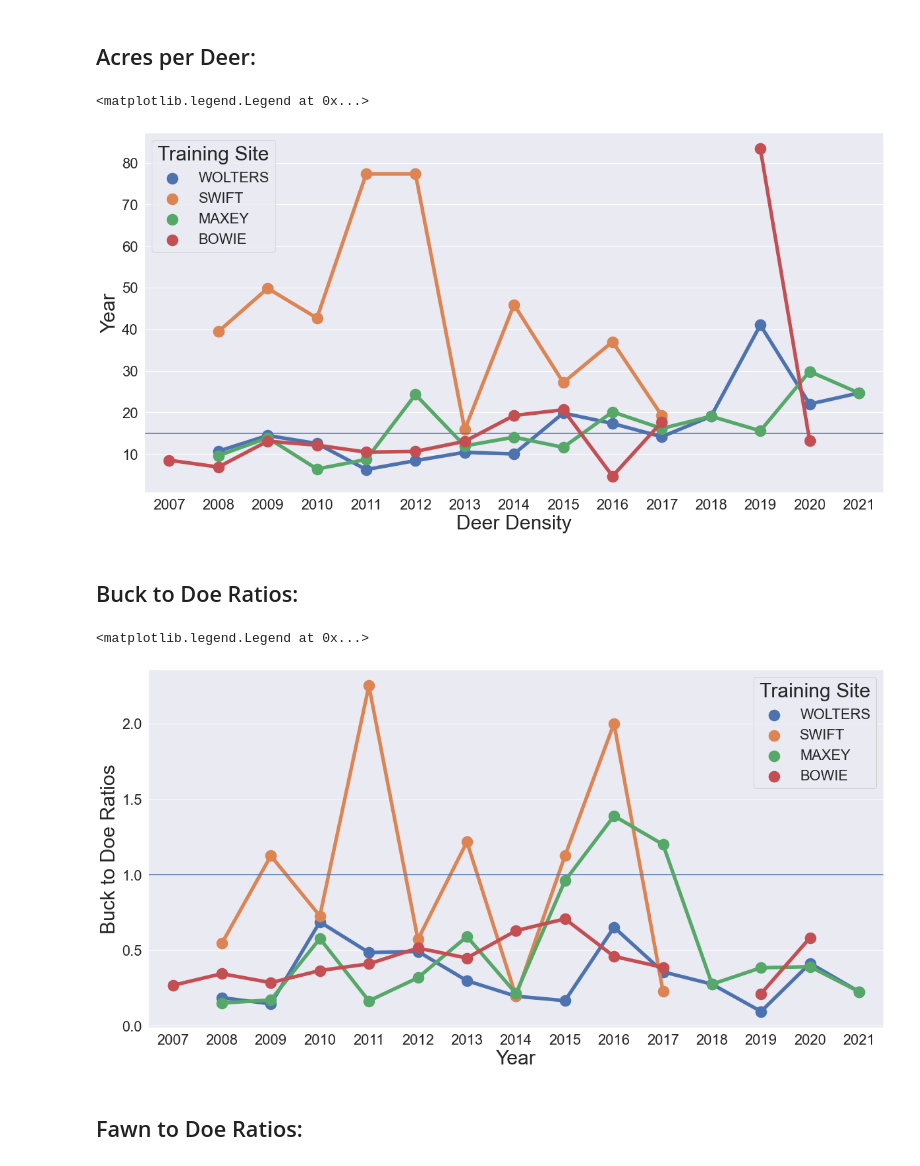
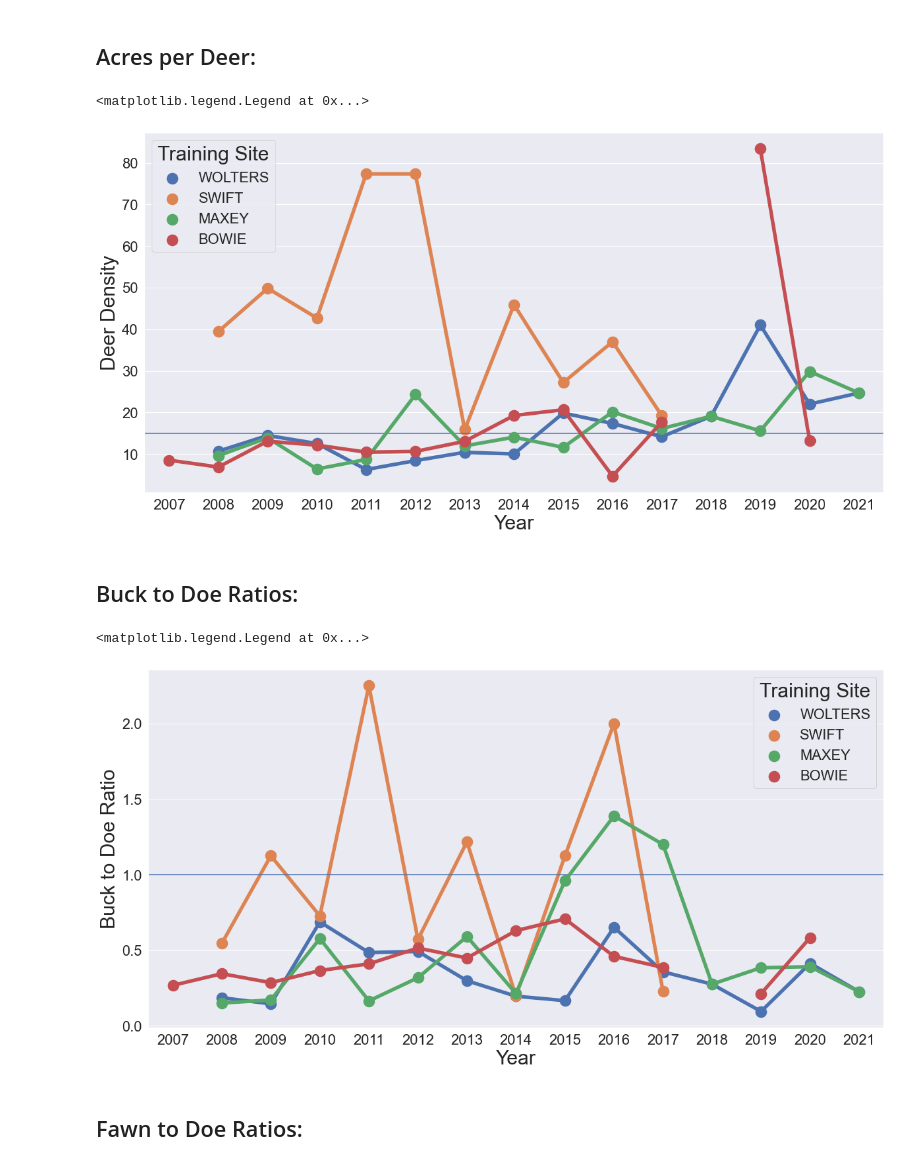
Before and after one commit to sont5413/Data_Viz_Deer_Survey_Data, a Jupyter notebook: TMD Deer Demographics.ipynb, the cells around one changed output. Saved outputs shown, nothing was run; the diff lists cells and outputs as text; code cells hidden in the pictures.

```diff
--- a/TMD Deer Demographics.ipynb
+++ b/TMD Deer Demographics.ipynb
@@ -11,13 +11,13 @@ data = pd.read_csv("Survey_Data_Collated_ALL_SITES.csv")
 # %%
 sns.set(rc={"figure.figsize":(20, 10)}, font_scale = 2)
 p = sns.pointplot(x="year", y="dens", hue="site", data=data, scale=2)
 plt.axhline(15)
-plt.xlabel("Deer Density", size=30)
-plt.ylabel("Year", size=30)
+plt.xlabel("Year", size=30)
+plt.ylabel("Deer Density", size=30)
 plt.legend(title = "Training Site", title_fontsize="30")
 # %% [output]
 <matplotlib.legend.Legend at 0x...>
-[figure, old version]
+[figure, new version]
 # %% [markdown]
 ## Buck to Doe Ratios:
 # %%
@@ -25,11 +25,11 @@ sns.set(rc={"figure.figsize":(20, 10)}, font_scale = 2)
 p = sns.pointplot(x="year", y="bdrat", hue="site", data=data, scale=2)
 plt.axhline(1)
 plt.xlabel("Year", size=30)
-plt.ylabel("Buck to Doe Ratios", size=30)
+plt.ylabel("Buck to Doe Ratio", size=30)
 plt.legend(title = "Training Site", title_fontsize="30")
 # %% [output]
 <matplotlib.legend.Legend at 0x...>
-[figure, old version]
+[figure, new version]
 # %% [markdown]
 ## Fawn to Doe Ratios:
 # %%
```
Also changed, not shown: parts of 1 cell of this notebook.
